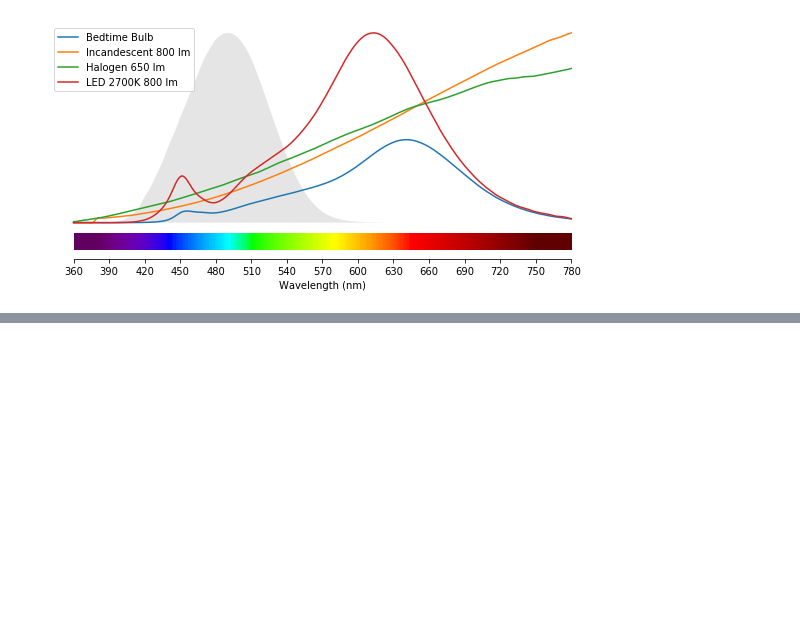
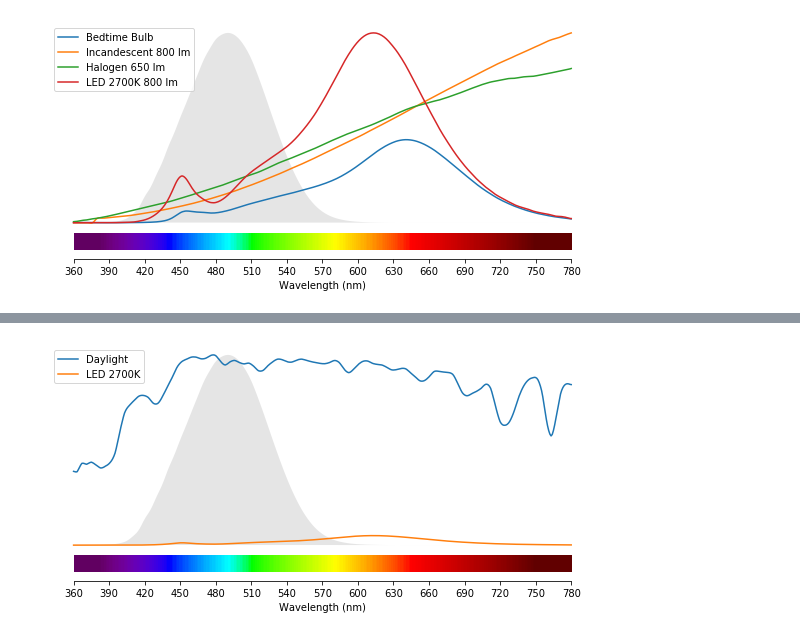
Before and after one commit to yeutterg/beautiful-photometry, a Jupyter notebook: examples/beautiful_photometry.ipynb, the cells around one changed output, grey strips where cells are left out. Saved outputs shown, nothing was run; the diff lists cells and outputs as text; code cells hidden in the pictures; blank space fills up the shorter version.

Commit message:
blue blockers

```diff
--- a/examples/beautiful_photometry.ipynb
+++ b/examples/beautiful_photometry.ipynb
@@ -158,0 +187,8 @@ plot_multi_spectrum([get_l_cone_curve(), get_m_cone_curve(), get_s_cone_curve()]
+# %%
+## Blue blockers article
+# sunlight vs indoor 2700K LED
+daylight = import_spd('../CSVs/daylight.csv', 'Daylight', normalize=True) # ~10,000 lux
+indoor = import_spd('../CSVs/led2700.csv', 'LED 2700K', normalize=True, weight=500/10000) # 500 lux, indoor halogen
+plot_multi_spectrum([daylight, indoor], melanopic_curve=True, hideyaxis=True, filename='../out/Daylight vs 2700K.png')
+# %% [output]
+[figure, added]
```
Also changed, not shown: parts of 12 cells of this notebook.
